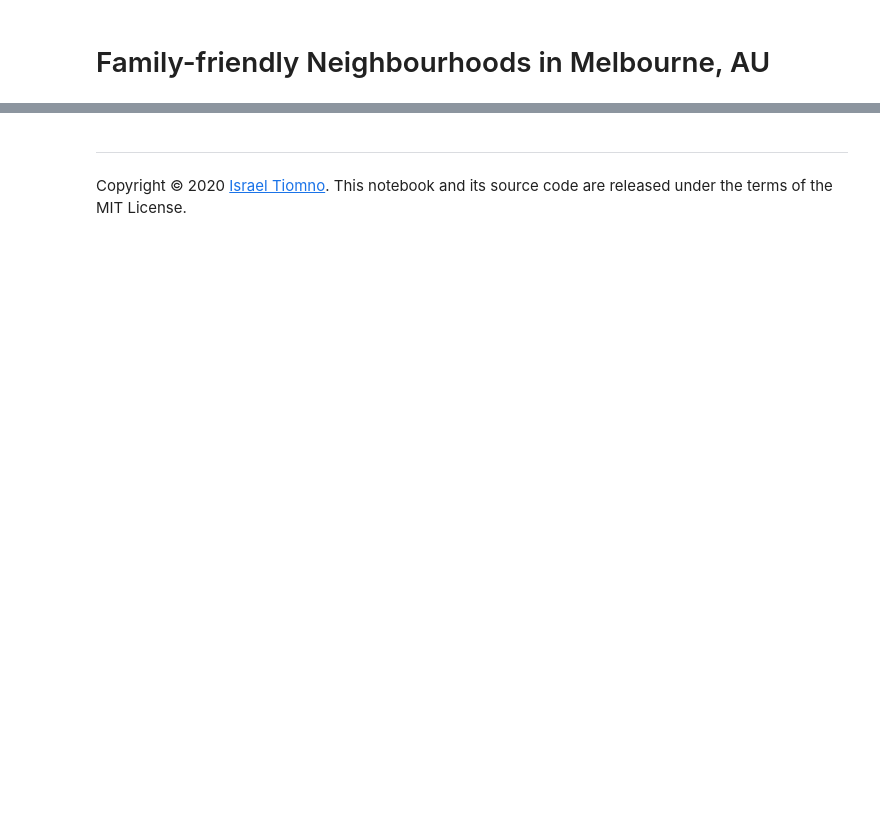
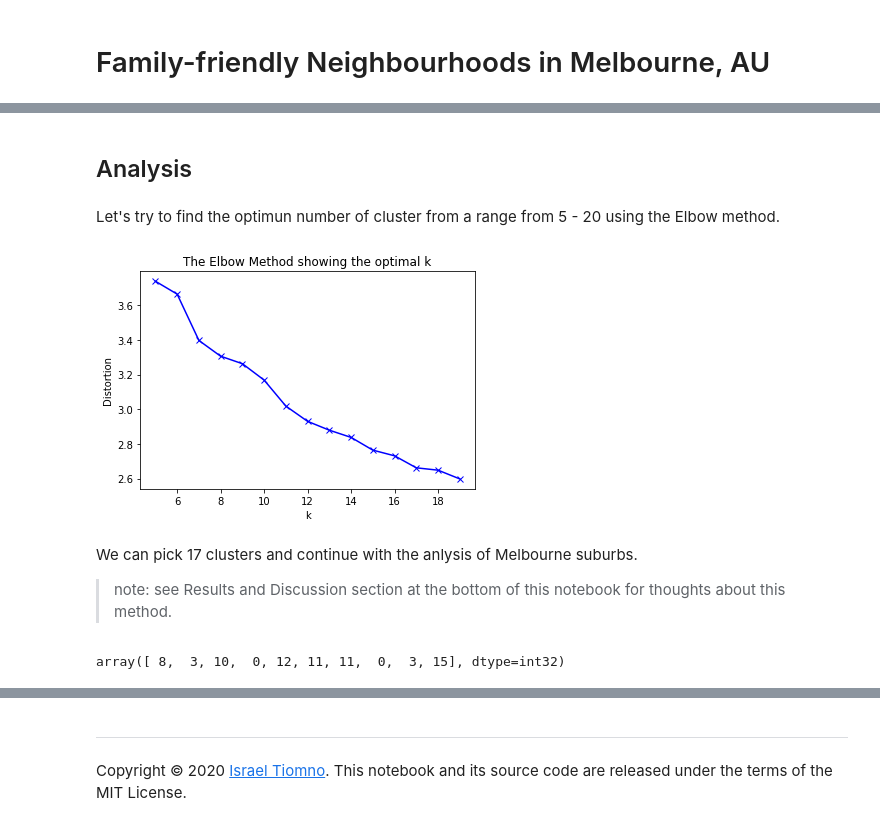
Before and after one commit to tiomno/Coursera_Capstone, a Jupyter notebook: Family-Friendly-Neighbourhoods-Melbourne.ipynb, the cells around one changed output, grey strips where cells are left out. Cells and saved outputs as stored; diff of their text form; code cells hidden in the pictures; blank space fills up the shorter version.

```diff
--- a/Family-Friendly-Neighbourhoods-Melbourne.ipynb
+++ b/Family-Friendly-Neighbourhoods-Melbourne.ipynb
@@ -49,0 +318,53 @@ At this point, we will know how many venues per category every suburb of Melbour
+# %% [markdown]
+## Analysis <a name="analysis"></a>
+# %% [markdown]
+Let's try to find the optimun number of cluster from a range from 5 - 20 using the Elbow method.
+# %%
+# source: https://pythonprogramminglanguage.com/kmeans-elbow-method/
+
+from sklearn import metrics
+from scipy.spatial.distance import cdist
+import numpy as np
+import matplotlib.pyplot as plt
+
+%matplotlib inline
+
+# create new plot and data
+plt.plot()
+colors = ['b', 'g', 'r']
+markers = ['o', 'v', 's']
+
+# k means determine k
+distortions = []
+K = range(5, 20)
+for k in K:
+    kmeanModel = KMeans(n_clusters=k).fit(df_melbourne_venues_clustering)
+    kmeanModel.fit(df_melbourne_venues_clustering)
+    distortions.append(sum(np.min(
+        cdist(df_melbourne_venues_clustering, kmeanModel.cluster_centers_, 'euclidean'), axis=1
+    )) / df_melbourne_venues_clustering.shape[0])
+
+# Plot the elbow
+plt.plot(K, distortions, 'bx-')
+plt.xlabel('k')
+plt.ylabel('Distortion')
+plt.title('The Elbow Method showing the optimal k')
+plt.show()
+# %% [output]
+[figure, added]
+# %% [markdown]
+We can pick 17 clusters and continue with the anlysis of Melbourne suburbs.
+> note: see Results and Discussion section at the bottom of this notebook for thoughts about this method.
+# %%
+# set number of clusters
+kclusters = 17
+
+df_melbourne_venues_clustering = df_melbourne_venues.drop(columns=['ssc', 'name', 'geolocation'])
+
+# run k-means clustering
+kmeans = KMeans(n_clusters=kclusters, random_state=0).fit(df_melbourne_venues_clustering)
+
+# check cluster labels generated for each row in the dataframe
+kmeans.labels_[0:10]
+# %% [output]
+array([ 8,  3, 10,  0, 12, 11, 11,  0,  3, 15], dtype=int32)
```
Also changed, not shown: parts of 39 cells of this notebook.
